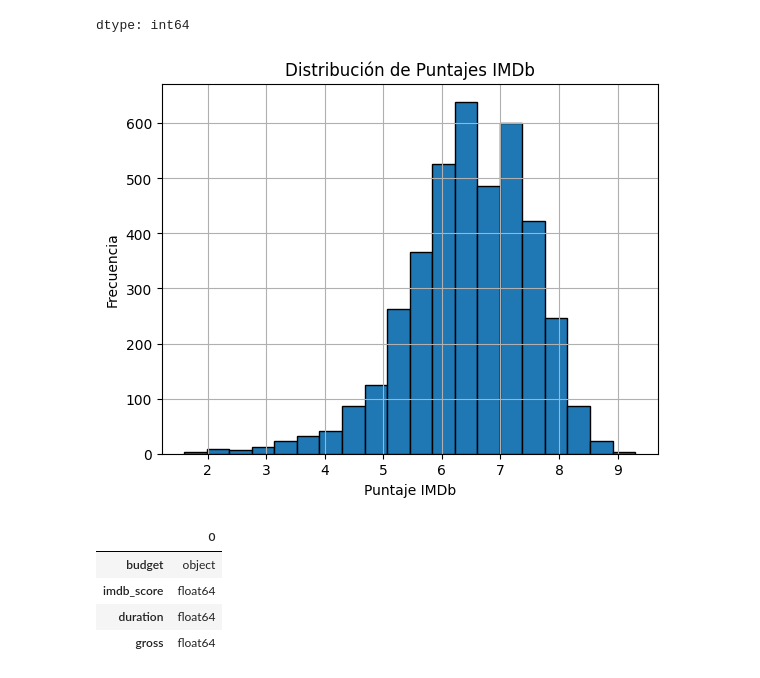
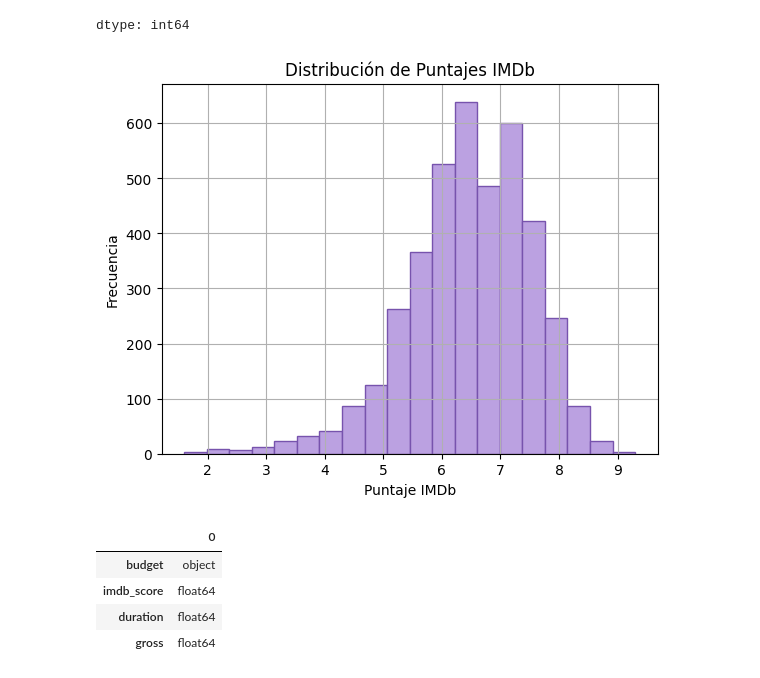
Before and after one commit to J-Vinasco/Project-1, a Jupyter notebook: MISIÓN_2.ipynb, the cells around one changed output. Drawn from its saved outputs; the diff is of its cells as text; code cells hidden in the pictures.

```diff
--- a/MISIÓN_2.ipynb
+++ b/MISIÓN_2.ipynb
@@ -186,15 +186,15 @@ dtype: int64
 # %%
 # 5. Visualización de Variables:
 
 # Histograma que muestre la distribución de la variable imdb_score.
-plt.hist(dataset['imdb_score'], bins=20, edgecolor='black')
+plt.hist(dataset['imdb_score'], bins=20, edgecolor='#7753ad', color= '#bba1e1')
 plt.title('Distribución de Puntajes IMDb')
 plt.xlabel('Puntaje IMDb')
 plt.ylabel('Frecuencia')
 plt.grid(True)
 plt.show()
 # %% [output]
-[figure, old version]
+[figure, new version]
 # %%
 # 6. Análisis de Correlaciones:
 # Revisar qué tipo de datos tienen las columnas budget, gross y imdb_score.
```
Also changed, not shown: parts of 11 cells of this notebook.
